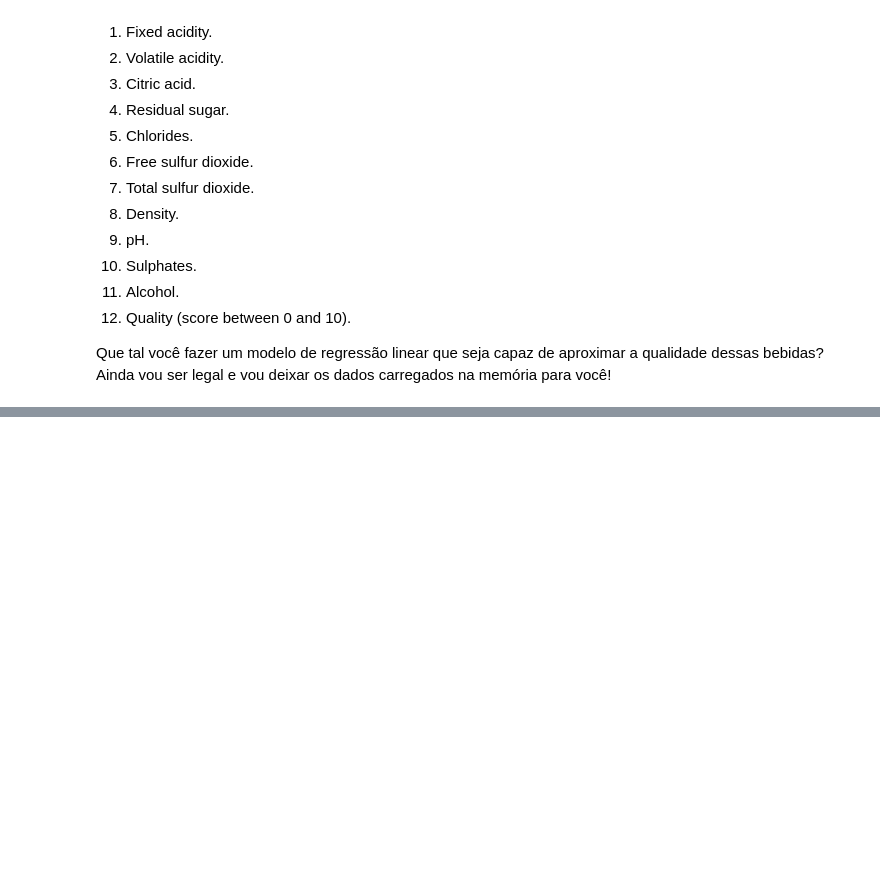
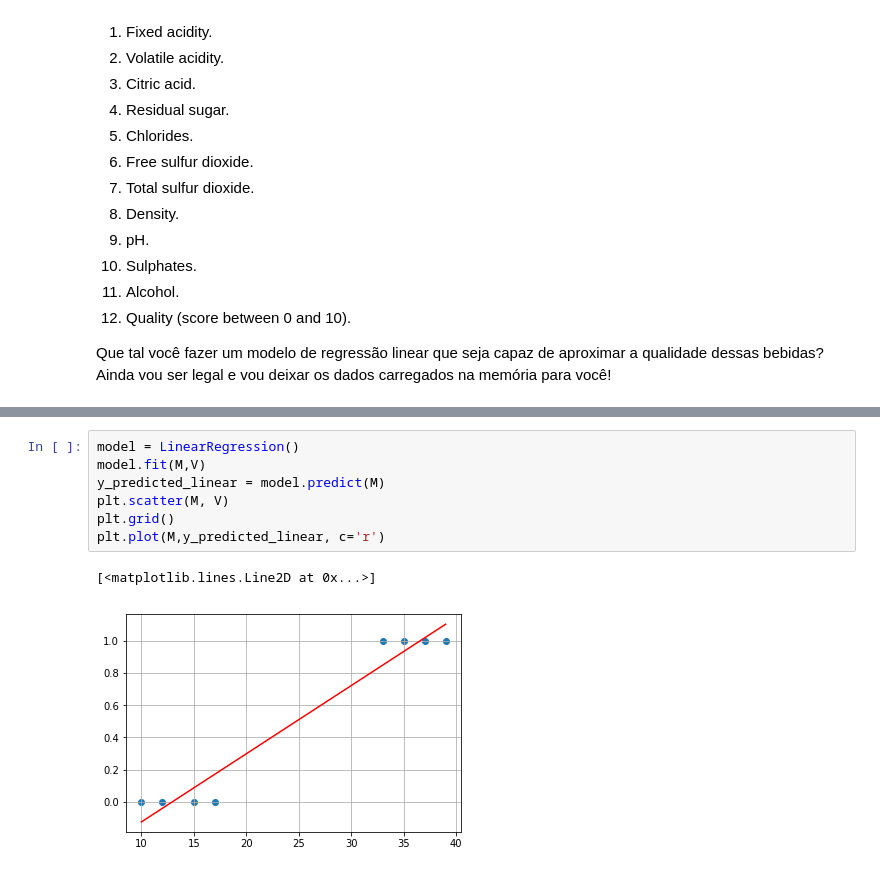
Before and after one commit to InsightLab/imersao-ciencia-de-dados, a Jupyter notebook: 2019/04-Modelos_Lineares/Modelos Lineares.ipynb, the cells around one changed output, grey strips where cells are left out. Cells and saved outputs as stored; diff of their text form; blank space fills up the shorter version.

```diff
--- a/2019/04-Modelos_Lineares/Modelos Lineares.ipynb
+++ b/2019/04-Modelos_Lineares/Modelos Lineares.ipynb
@@ -106,0 +146,10 @@ data.head()
+# %%
+model = LinearRegression()
+model.fit(M,V)
+y_predicted_linear = model.predict(M)
+plt.scatter(M, V)
+plt.grid()
+plt.plot(M,y_predicted_linear, c='r')
+# %% [output]
+[<matplotlib.lines.Line2D at 0x...>]
+[figure, added]
```
Also changed, not shown: parts of 18 cells of this notebook, 1 other file.
